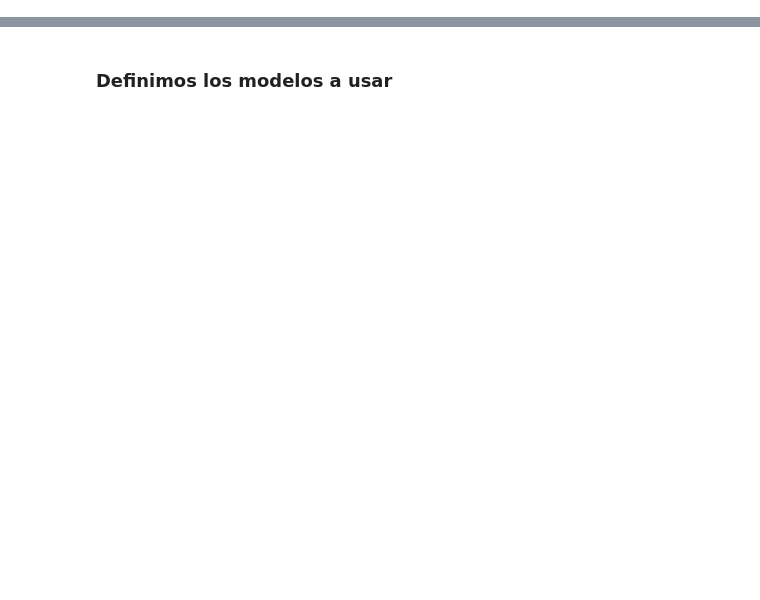
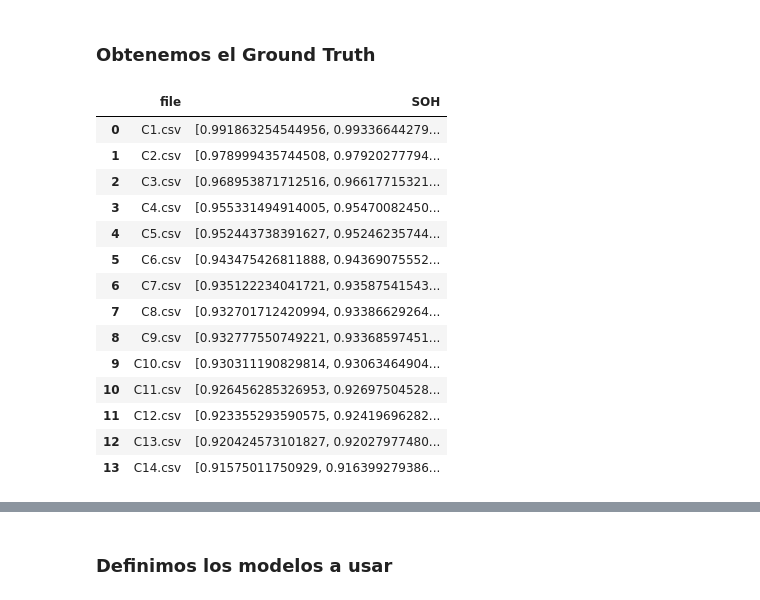
Before and after one commit to AXS-Rose/degradation_model, a Jupyter notebook: soh_methods_stanford.ipynb, the cells around one changed output, grey strips where cells are left out. Saved outputs shown, nothing was run; the diff lists cells and outputs as text; code cells hidden in the pictures; blank space fills up the shorter version.

```diff
--- a/soh_methods_stanford.ipynb
+++ b/soh_methods_stanford.ipynb
@@ -9,0 +11,2 @@ import matplotlib.pyplot as plt
+# %% [markdown]
+### Obtenemos el Ground Truth
@@ -9,0 +28,18 @@ import matplotlib.pyplot as plt
+# %%
+gt_df
+# %% [output]
+|  | file | SOH |
+| 0 | C1.csv | [0.991863254544956, 0.99336644279... |
+| 1 | C2.csv | [0.978999435744508, 0.97920277794... |
+| 2 | C3.csv | [0.968953871712516, 0.96617715321... |
+| 3 | C4.csv | [0.955331494914005, 0.95470082450... |
+| 4 | C5.csv | [0.952443738391627, 0.95246235744... |
+| 5 | C6.csv | [0.943475426811888, 0.94369075552... |
+| 6 | C7.csv | [0.935122234041721, 0.93587541543... |
+| 7 | C8.csv | [0.932701712420994, 0.93386629264... |
+| 8 | C9.csv | [0.932777550749221, 0.93368597451... |
+| 9 | C10.csv | [0.930311190829814, 0.93063464904... |
+| 10 | C11.csv | [0.926456285326953, 0.92697504528... |
+| 11 | C12.csv | [0.923355293590575, 0.92419696282... |
+| 12 | C13.csv | [0.920424573101827, 0.92027977480... |
+| 13 | C14.csv | [0.91575011750929, 0.916399279386... |
```
Also changed, not shown: parts of 20 cells of this notebook, 13 other files.
